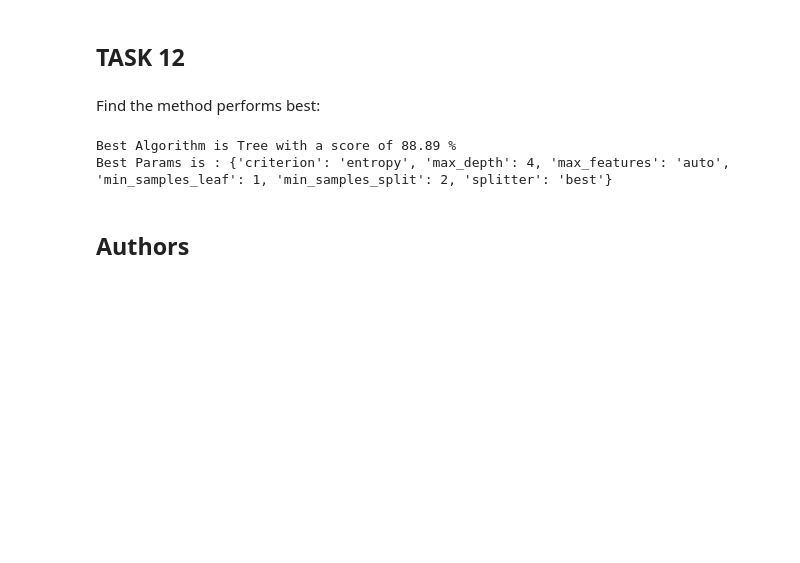
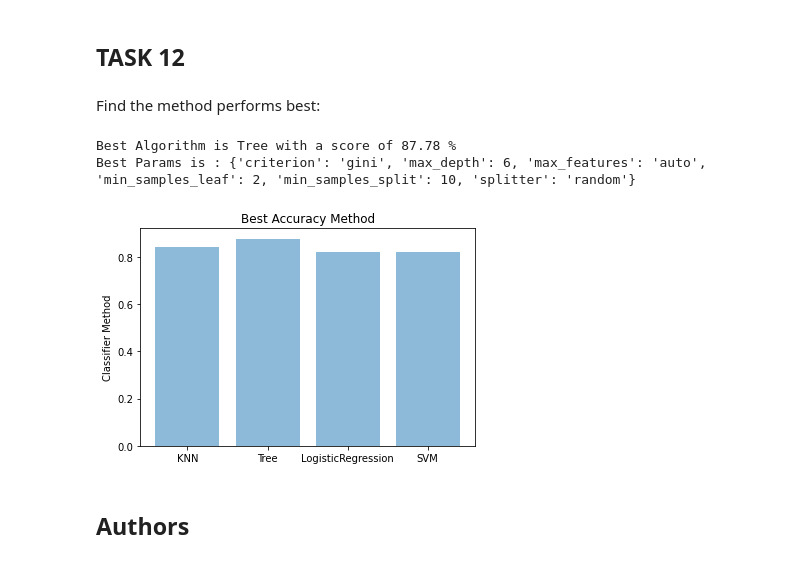
Before and after one commit to Albertoz3/IBM-Data-Science-CapstoneProject, a Jupyter notebook: Complete the Machine Learning Prediction lab.ipynb, the cells around one changed output. Drawn from its saved outputs; the diff is of its cells as text; code cells hidden in the pictures; blank space fills up the shorter version.

```diff
--- a/Complete the Machine Learning Prediction lab.ipynb
+++ b/Complete the Machine Learning Prediction lab.ipynb
@@ -352,7 +352,7 @@ plot_confusion_matrix(Y_test,yhat)
 # %% [markdown]
 Find the method performs best:
 # %%
-algorithms = {'KNN':knn_cv.best_score_,'Tree':tree_cv.best_score_,'LogisticRegression':logreg_cv.best_score_}
+algorithms = {'KNN':knn_cv.best_score_,'Tree':tree_cv.best_score_,'LogisticRegression':logreg_cv.best_score_,'SVM':svm_cv.best_score_}
 bestalgorithm = max(algorithms, key=algorithms.get)
 print('Best Algorithm is',bestalgorithm,'with a score of',round((algorithms[bestalgorithm]*100),2),"%")
 if bestalgorithm == 'Tree':
@@ -361,9 +361,25 @@ if bestalgorithm == 'KNN':
     print('Best Params is :',knn_cv.best_params_)
 if bestalgorithm == 'LogisticRegression':
     print('Best Params is :',logreg_cv.best_params_)
+if bestalgorithm == 'SVM':
+    print('Best Params is :',svm_cv.best_params_)
 # %% [output]
-Best Algorithm is Tree with a score of 88.89 %
-Best Params is : {'criterion': 'entropy', 'max_depth': 4, 'max_features': 'auto', 'min_samples_leaf': 1, 'min_samples_split': 2, 'splitter': 'best'}
+Best Algorithm is Tree with a score of 87.78 %
+Best Params is : {'criterion': 'gini', 'max_depth': 6, 'max_features': 'auto', 'min_samples_leaf': 2, 'min_samples_split': 10, 'splitter': 'random'}
+# %%
+
+objects = ('KNN', 'Tree', 'LogisticRegression', 'SVM')
+y_pos = np.arange(len(objects))
+performance = [knn_cv.best_score_,tree_cv.best_score_,logreg_cv.best_score_,svm_cv.best_score_]
+
+plt.bar(y_pos, performance, align='center', alpha=0.5)
+plt.xticks(y_pos, objects)
+plt.ylabel('Classifier Method')
+plt.title('Best Accuracy Method')
+
+plt.show()
+# %% [output]
+[figure, added]
 # %% [markdown]
 ## Authors
 # %% [markdown]
```
Also changed, not shown: parts of 2 cells of this notebook.
